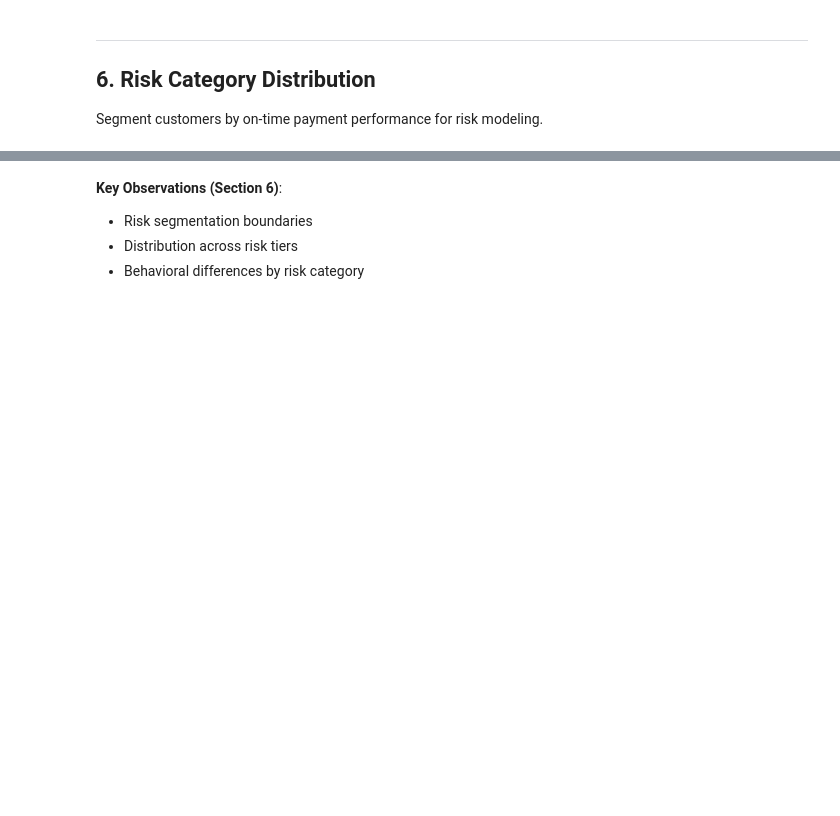
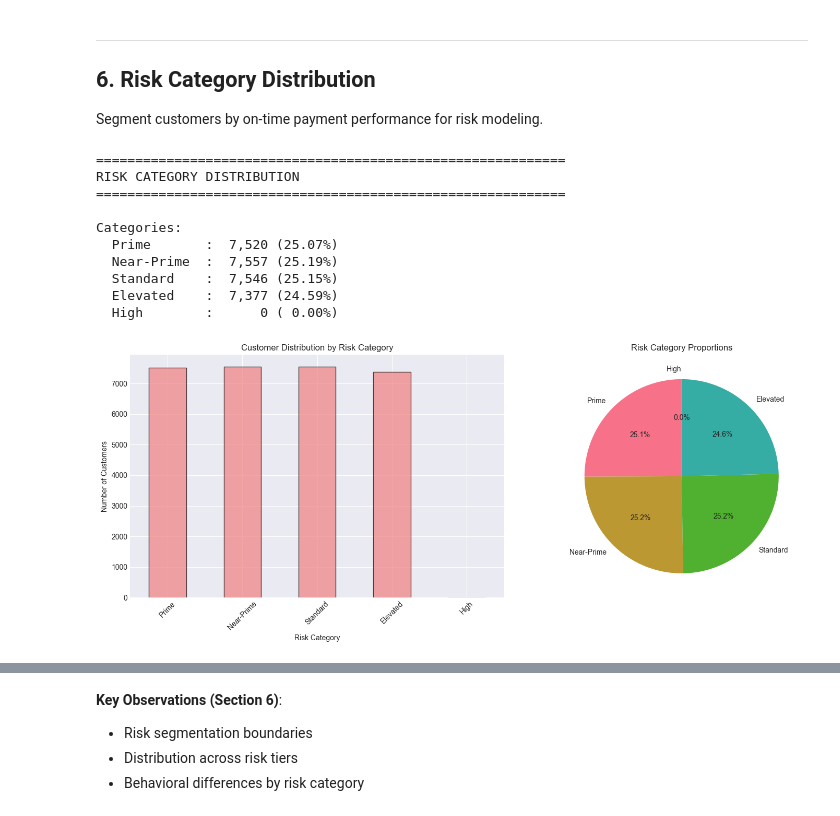
Before and after one commit to whitehackr/Loan-Limit-Optimization, a Jupyter notebook: notebooks/01_exploratory_data_analysis.ipynb, the cells around one changed output, grey strips where cells are left out. Saved outputs shown, nothing was run; the diff lists cells and outputs as text; code cells hidden in the pictures; blank space fills up the shorter version.

```diff
--- a/notebooks/01_exploratory_data_analysis.ipynb
+++ b/notebooks/01_exploratory_data_analysis.ipynb
@@ -398,35 +553,47 @@ def categorize_risk(ontime_pct):
     else:
         return 'High'
 
-df['Risk_Category'] = df['on-time_payments_percentage'].apply(categorize_risk)
+df['Risk_Category'] = df['on-time_payments'].apply(categorize_risk)
 
 # Risk distribution
 risk_dist = df['Risk_Category'].value_counts()
 risk_order = ['Prime', 'Near-Prime', 'Standard', 'Elevated', 'High']
 risk_dist = risk_dist.reindex(risk_order, fill_value=0)
 
 print("=" * 60)
 print("RISK CATEGORY DISTRIBUTION")
 print("=" * 60)
 print("\nCategories:")
 for category, count in risk_dist.items():
     pct = count / len(df) * 100
     print(f"  {category:12s}: {count:6,} ({pct:5.2f}%)")
 
 # Visualization
 fig, axes = plt.subplots(1, 2, figsize=(15, 6))
 
 # Bar chart
 risk_dist.plot(kind='bar', ax=axes[0], color='lightcoral', edgecolor='black', alpha=0.7)
 axes[0].set_xlabel('Risk Category')
 axes[0].set_ylabel('Number of Customers')
 axes[0].set_title('Customer Distribution by Risk Category')
 axes[0].set_xticklabels(risk_order, rotation=45)
 
 # Pie chart
 axes[1].pie(risk_dist.values, labels=risk_dist.index, autopct='%1.1f%%', startangle=90)
 axes[1].set_title('Risk Category Proportions')
 
 plt.tight_layout()
 plt.savefig('../outputs/figures/risk_distribution.png', dpi=300, bbox_inches='tight')
 plt.show()
+# %% [output]
+============================================================
+RISK CATEGORY DISTRIBUTION
+============================================================
+
+Categories:
+  Prime       :  7,520 (25.07%)
+  Near-Prime  :  7,557 (25.19%)
+  Standard    :  7,546 (25.15%)
+  Elevated    :  7,377 (24.59%)
+  High        :      0 ( 0.00%)
+[figure, added]
```
Also changed, not shown: parts of 23 cells of this notebook.
